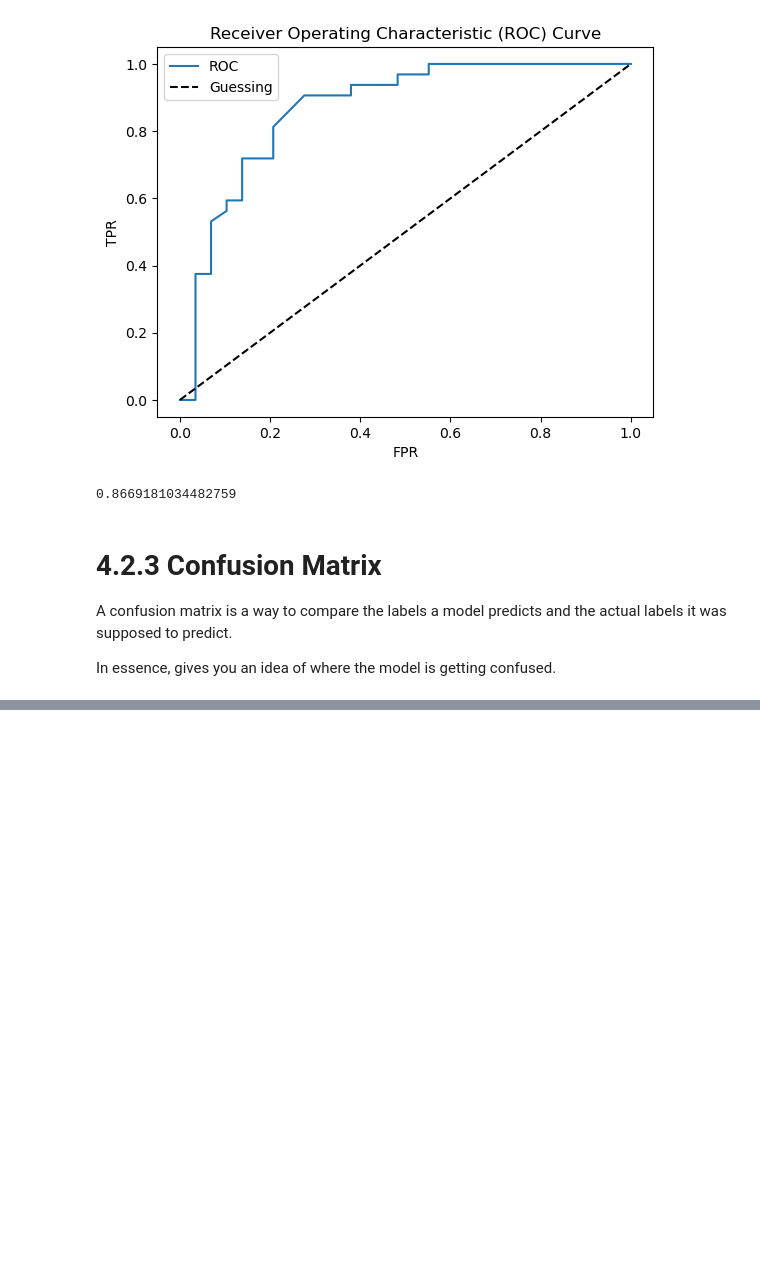
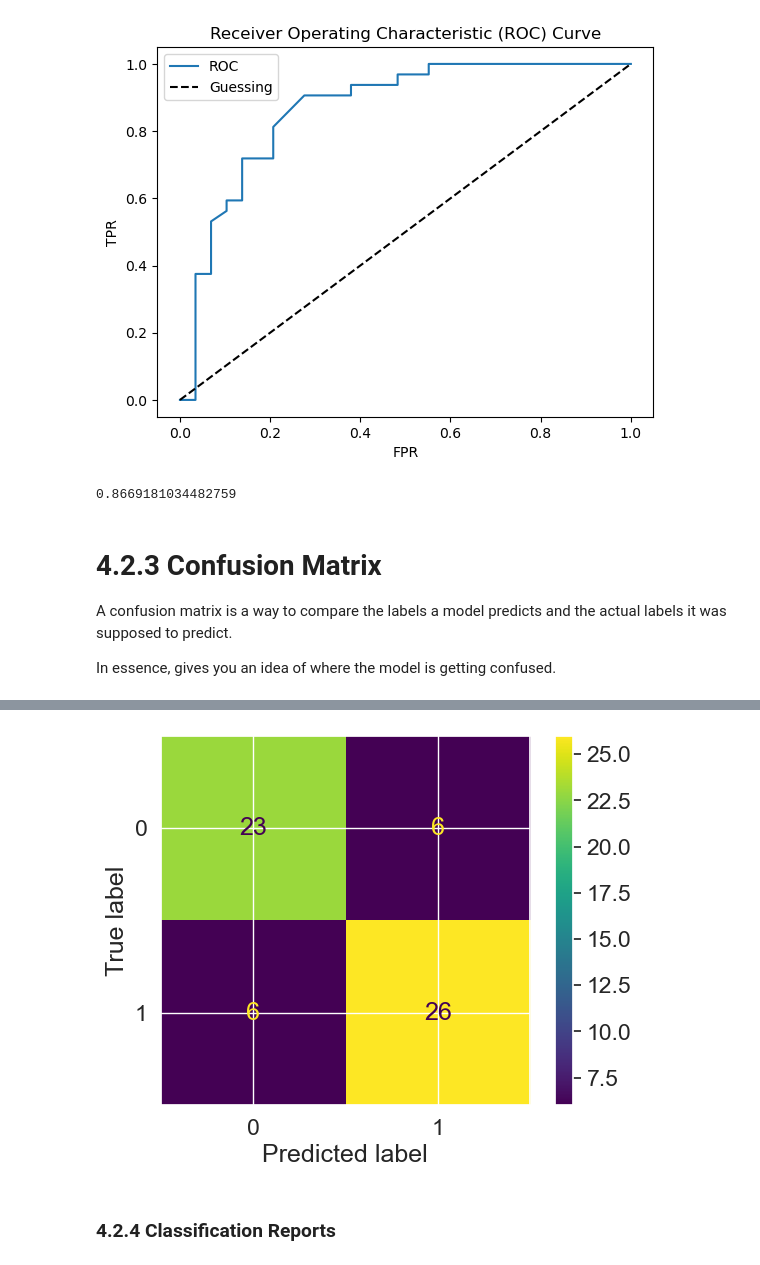
Before and after one commit to jonotassia/data-science-test, a Jupyter notebook: intro_to_scikitlearn.ipynb, the cells around one changed output, grey strips where cells are left out. Drawn from its saved outputs; the diff is of its cells as text; code cells hidden in the pictures; blank space fills up the shorter version.

```diff
--- a/intro_to_scikitlearn.ipynb
+++ b/intro_to_scikitlearn.ipynb
@@ -1053,0 +1092,6 @@ In essence, gives you an idea of where the model is getting confused.
+# %%
+ConfusionMatrixDisplay.from_predictions(y_true=y_test, y_pred=y_preds);
+# %% [output]
+[figure, added]
+# %% [markdown]
+### 4.2.4 Classification Reports
```
Also changed, not shown: parts of 70 cells of this notebook, 3 other files.
